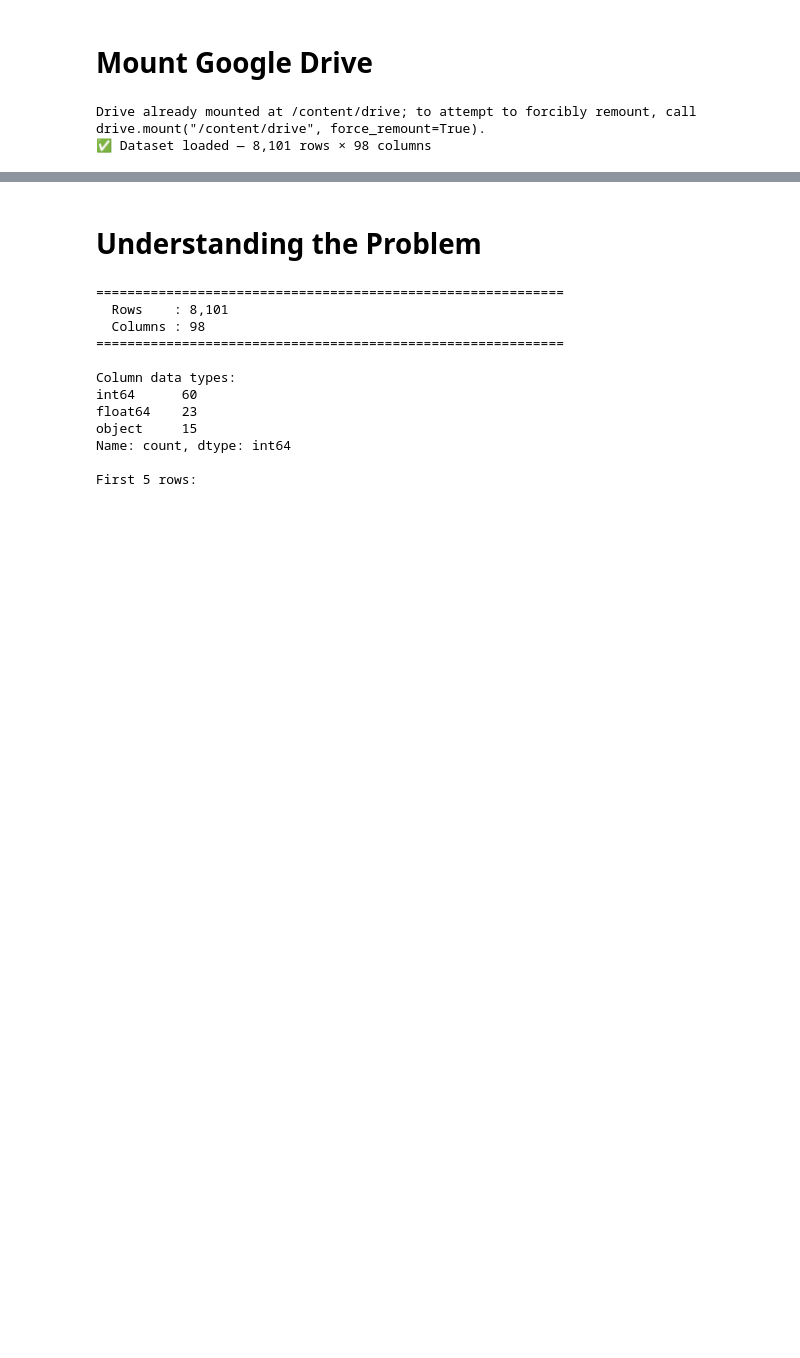
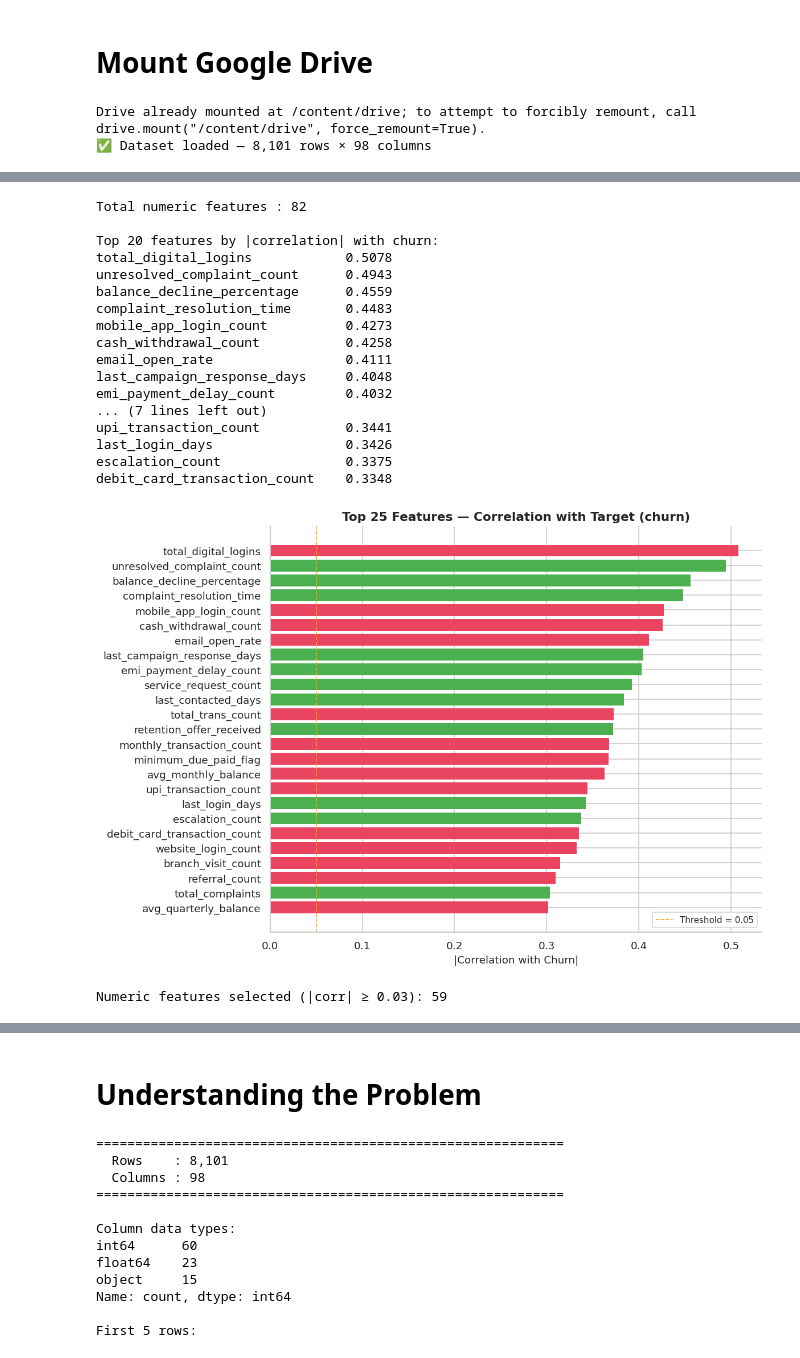
Before and after one commit to ayushi226-del/churnzero, a Jupyter notebook: churn_0.ipynb, the cells around one changed output, grey strips where cells are left out. Drawn from its saved outputs; the diff is of its cells as text; code cells hidden in the pictures; blank space fills up the shorter version.

```diff
--- a/churn_0.ipynb
+++ b/churn_0.ipynb
@@ -77,0 +119,50 @@ Drive already mounted at /content/drive; to attempt to forcibly remount, call dr
+# %%
+# ── Correlation with target (numeric columns) ─────────────────────────────
+num_cols = df.select_dtypes(include=np.number).columns.tolist()
+num_cols = [c for c in num_cols if c != TARGET]
+
+corr_with_target = df[num_cols + [TARGET]].corr()[TARGET].drop(TARGET)
+corr_abs         = corr_with_target.abs().sort_values(ascending=False)
+
+print(f'Total numeric features : {len(num_cols)}')
+print(f'\nTop 20 features by |correlation| with churn:')
+print(corr_abs.head(20).round(4).to_string())
+
+# ── Plot top 25 correlations ──────────────────────────────────────────────
+top25 = corr_abs.head(25)
+colors = ['#4CAF50' if corr_with_target[c] > 0 else '#e94560' for c in top25.index]
+
+fig, ax = plt.subplots(figsize=(10, 7))
+bars = ax.barh(top25.index[::-1], top25.values[::-1], color=colors[::-1], edgecolor='none')
+ax.set_xlabel('|Correlation with Churn|', fontsize=11)
+ax.set_title('Top 25 Features — Correlation with Target (churn)', fontweight='bold', fontsize=13)
+ax.axvline(0.05, color='orange', linestyle='--', linewidth=1, label='Threshold = 0.05')
+ax.legend(fontsize=9)
+ax.spines[['top','right']].set_visible(False)
+plt.tight_layout()
+plt.show()
+
+# ── Keep features with |corr| >= 0.03 ────────────────────────────────────
+CORR_THRESHOLD   = 0.03
+selected_numeric = corr_abs[corr_abs >= CORR_THRESHOLD].index.tolist()
+print(f'\nNumeric features selected (|corr| ≥ {CORR_THRESHOLD}): {len(selected_numeric)}')
+# %% [output]
+Total numeric features : 82
+
+Top 20 features by |correlation| with churn:
+total_digital_logins            0.5078
+unresolved_complaint_count      0.4943
+balance_decline_percentage      0.4559
+complaint_resolution_time       0.4483
+mobile_app_login_count          0.4273
+cash_withdrawal_count           0.4258
+email_open_rate                 0.4111
+last_campaign_response_days     0.4048
+emi_payment_delay_count         0.4032
+... (7 lines left out)
+upi_transaction_count           0.3441
+last_login_days                 0.3426
+escalation_count                0.3375
+debit_card_transaction_count    0.3348
+[figure, added]
+Numeric features selected (|corr| ≥ 0.03): 59
```
Also changed, not shown: parts of 10 cells of this notebook.
